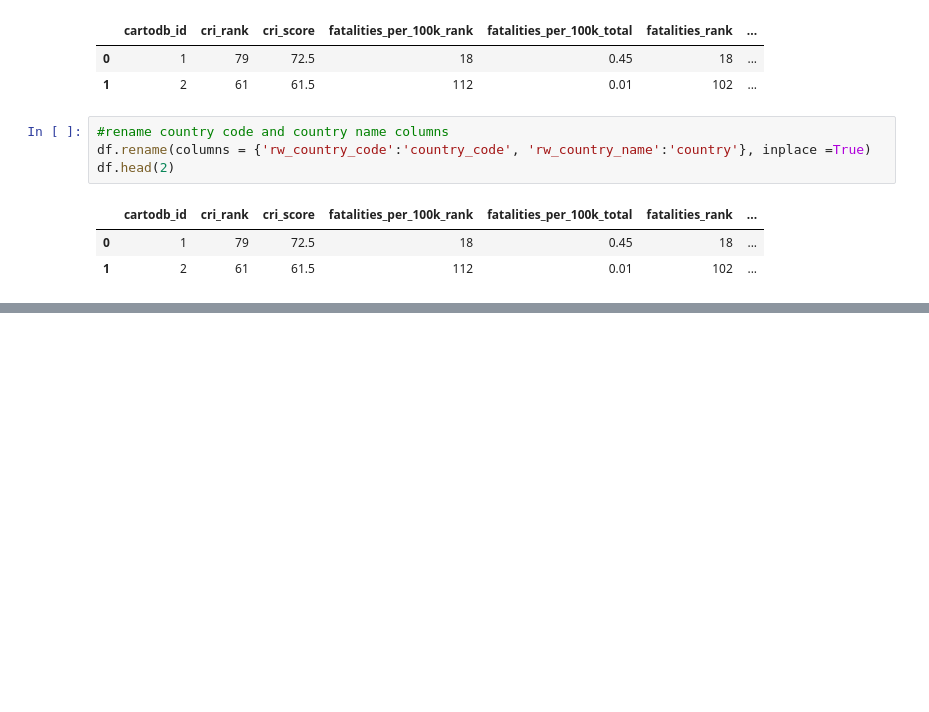
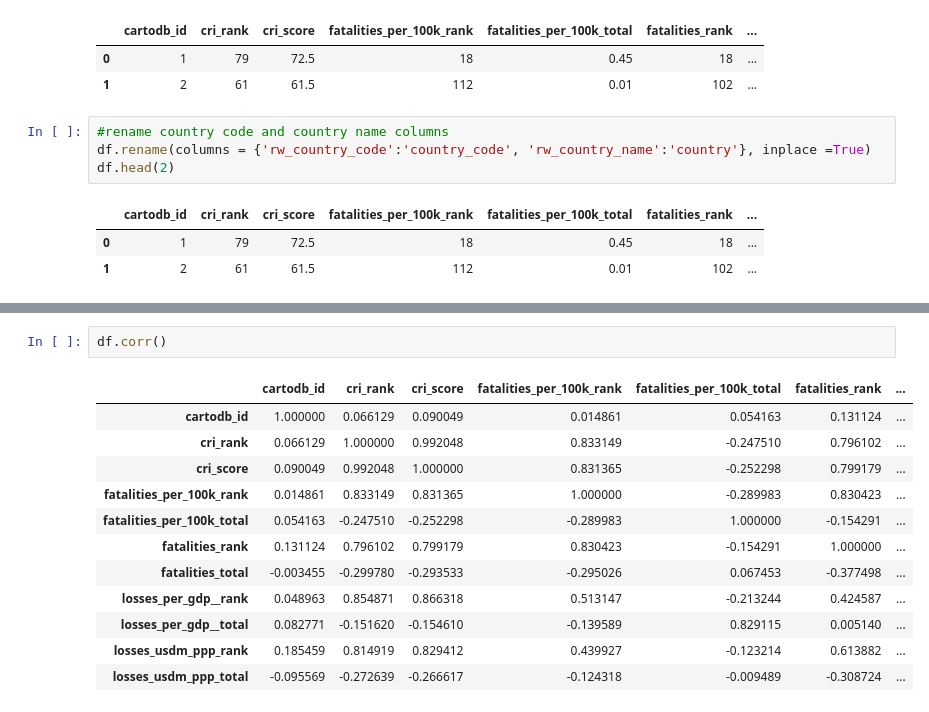
Before and after one commit to tahmee/SVC-Premiere-Project, a Jupyter notebook: SVC project.ipynb, the cells around one changed output, grey strips where cells are left out. Saved outputs shown, nothing was run; the diff lists cells and outputs as text; blank space fills up the shorter version.

```diff
--- a/SVC project.ipynb
+++ b/SVC project.ipynb
@@ -257,0 +263,15 @@ df.head(2)
+# %%
+df.corr()
+# %% [output]
+|  | cartodb_id | cri_rank | cri_score | fatalities_per_100k_rank | fatalities_per_100k_total | fatalities_rank | ... |
+| cartodb_id | 1.000000 | 0.066129 | 0.090049 | 0.014861 | 0.054163 | 0.131124 | ... |
+| cri_rank | 0.066129 | 1.000000 | 0.992048 | 0.833149 | -0.247510 | 0.796102 | ... |
+| cri_score | 0.090049 | 0.992048 | 1.000000 | 0.831365 | -0.252298 | 0.799179 | ... |
+| fatalities_per_100k_rank | 0.014861 | 0.833149 | 0.831365 | 1.000000 | -0.289983 | 0.830423 | ... |
+| fatalities_per_100k_total | 0.054163 | -0.247510 | -0.252298 | -0.289983 | 1.000000 | -0.154291 | ... |
+| fatalities_rank | 0.131124 | 0.796102 | 0.799179 | 0.830423 | -0.154291 | 1.000000 | ... |
+| fatalities_total | -0.003455 | -0.299780 | -0.293533 | -0.295026 | 0.067453 | -0.377498 | ... |
+| losses_per_gdp__rank | 0.048963 | 0.854871 | 0.866318 | 0.513147 | -0.213244 | 0.424587 | ... |
+| losses_per_gdp__total | 0.082771 | -0.151620 | -0.154610 | -0.139589 | 0.829115 | 0.005140 | ... |
+| losses_usdm_ppp_rank | 0.185459 | 0.814919 | 0.829412 | 0.439927 | -0.123214 | 0.613882 | ... |
+| losses_usdm_ppp_total | -0.095569 | -0.272639 | -0.266617 | -0.124318 | -0.009489 | -0.308724 | ... |
```
Also changed, not shown: parts of 4 cells of this notebook.
